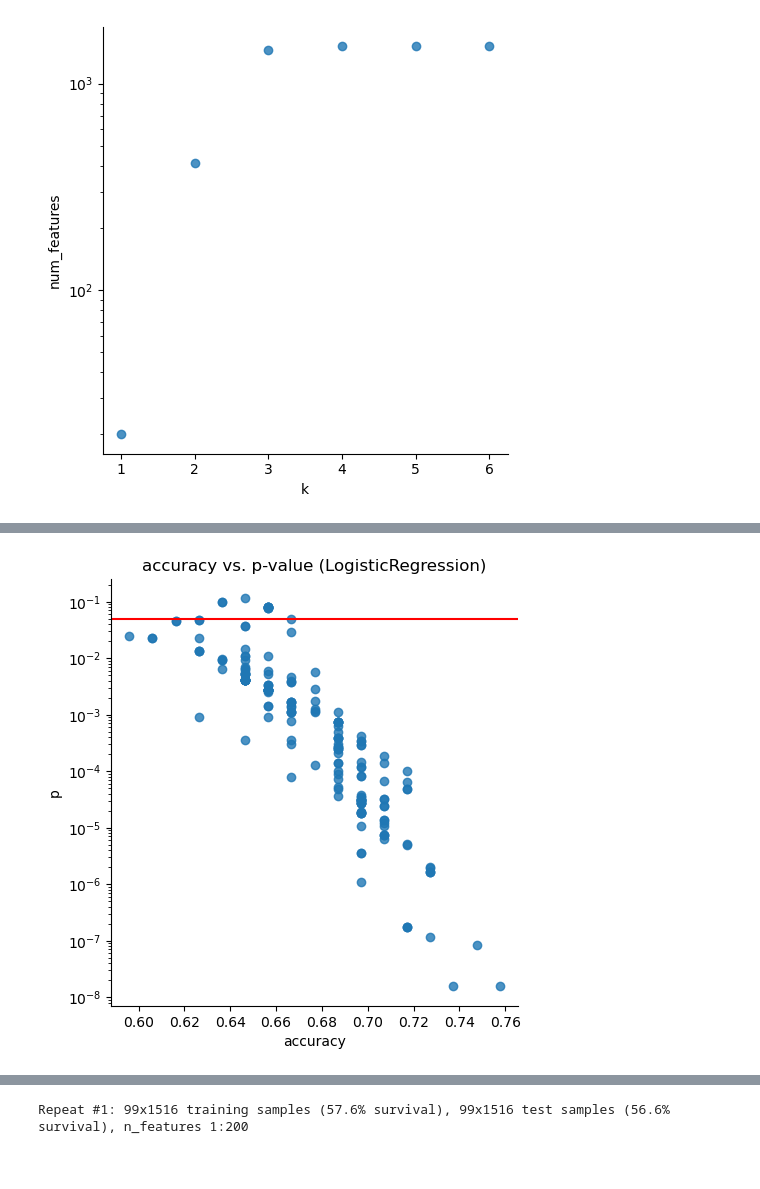
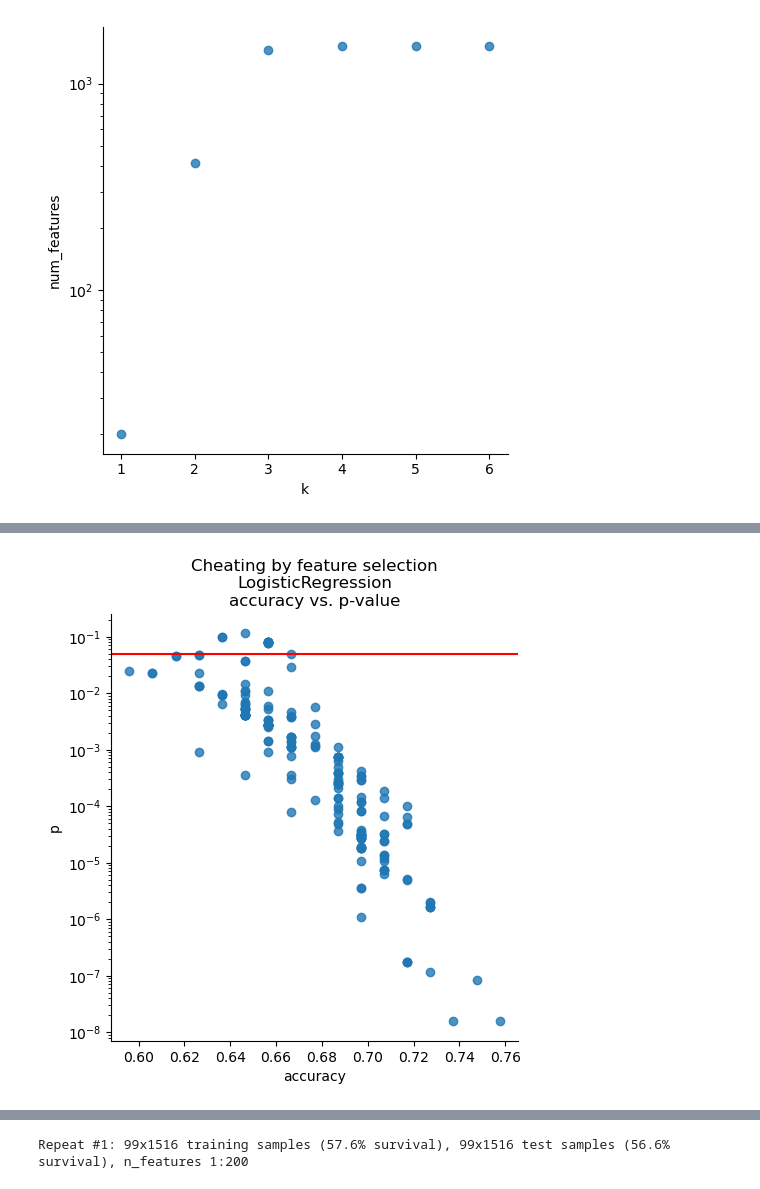
Before and after one commit to iskandr/bcb731, a Jupyter notebook: notebooks/3 - p-values vs accuracy.ipynb, the cells around one changed output, grey strips where cells are left out. Cells and saved outputs as stored; diff of their text form; code cells hidden in the pictures.

```diff
--- a/notebooks/3 - p-values vs accuracy.ipynb
+++ b/notebooks/3 - p-values vs accuracy.ipynb
@@ -771,8 +898,8 @@ plt.savefig("num-4mer-features-vs-p-value-logistic-regression.png")
 # %%
 sns.lmplot(metrics, x="accuracy", y="p", fit_reg=False)
 plt.axhline(y=0.05, color='r', linestyle='-')
 plt.yscale('log')
-plt.title("accuracy vs. p-value (LogisticRegression)")
+plt.title("Cheating by feature selection\nLogisticRegression\naccuracy vs. p-value")
 plt.savefig("accuracy-vs-p-value-4mer-logistic-regression.png")
 # %% [output]
-[figure, old version]
+[figure, new version]
```
Also changed, not shown: parts of 61 cells of this notebook.
